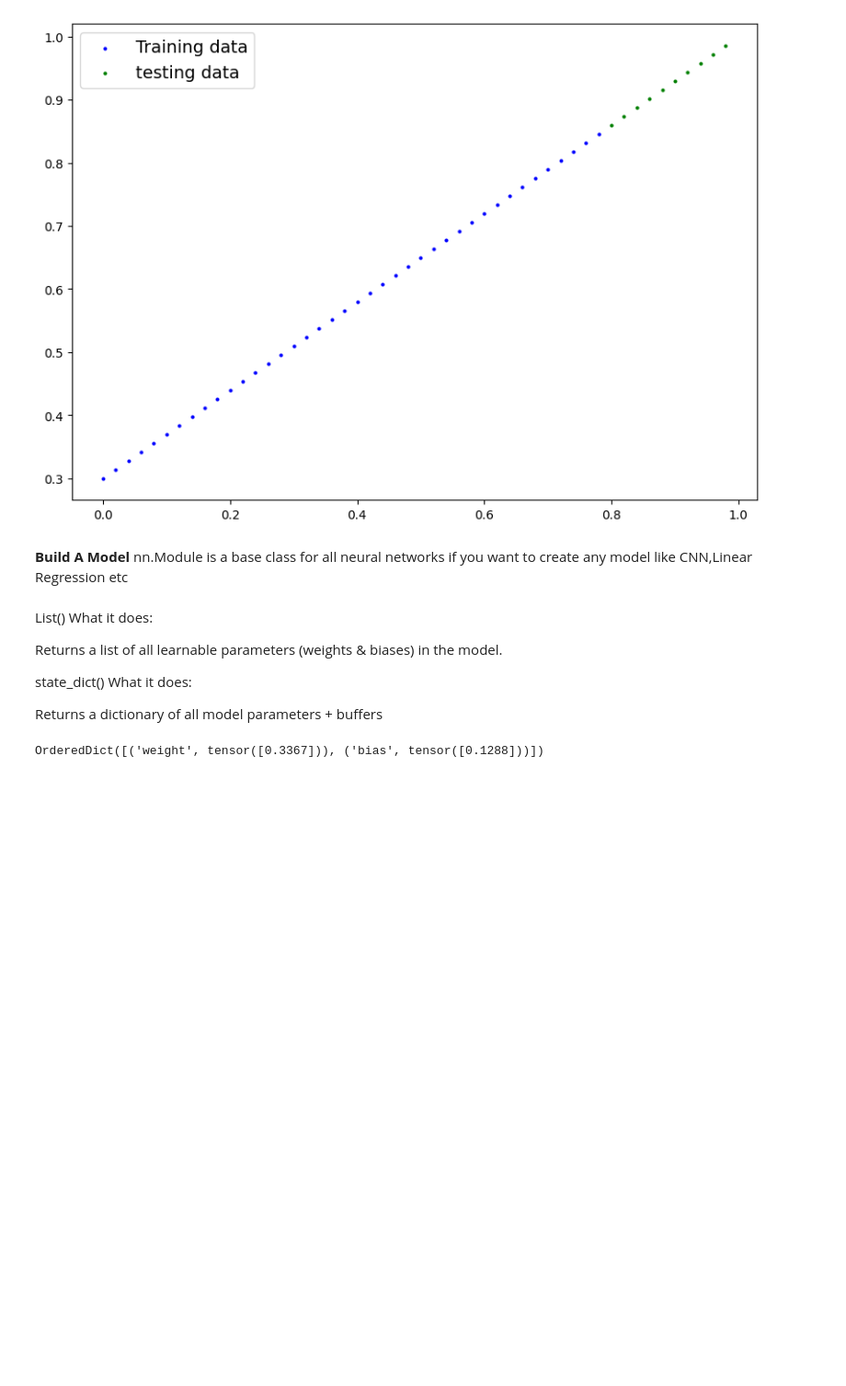
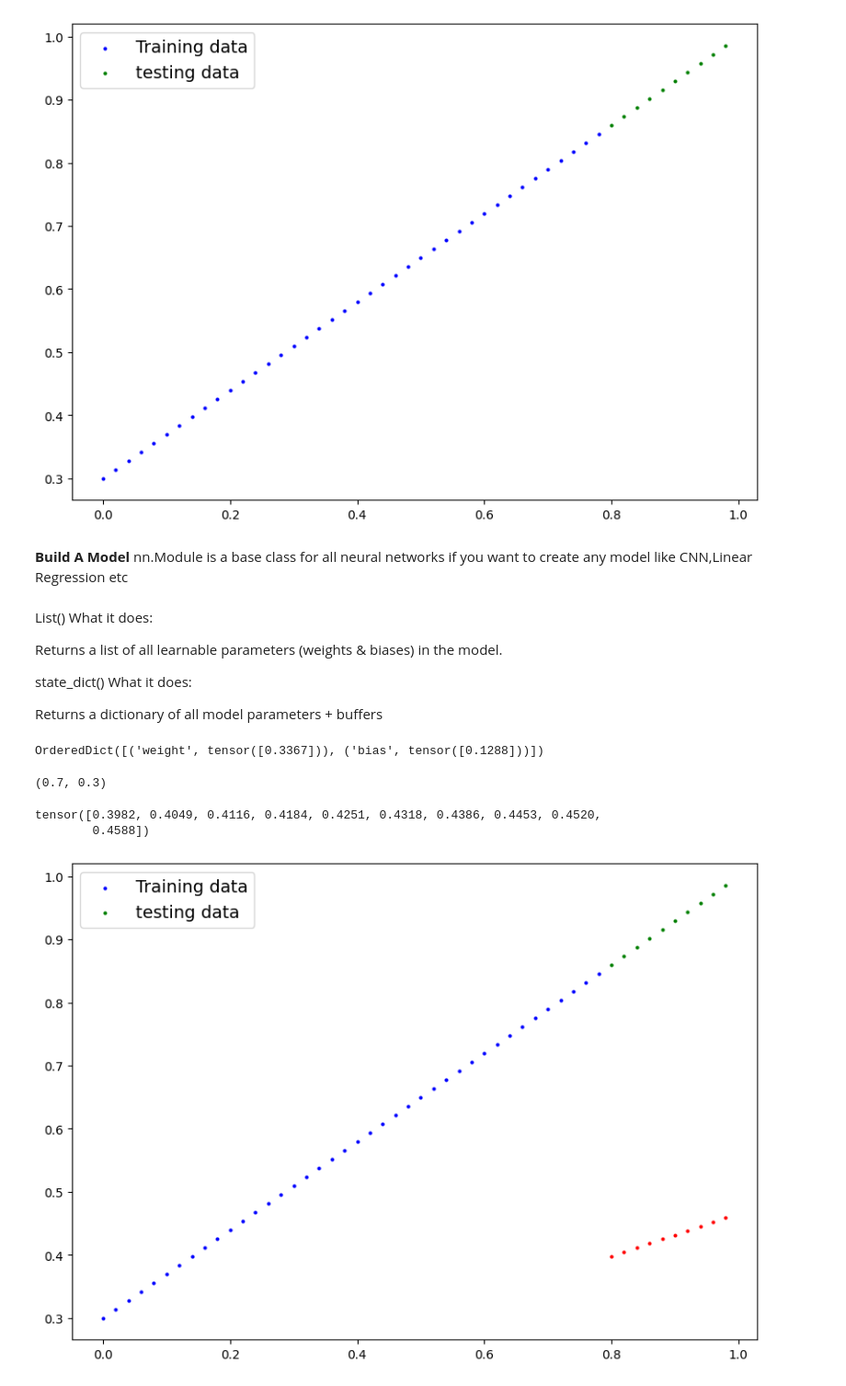
Before and after one commit to Qalb-e-Momin777/Practices, a Jupyter notebook: PyTorch_Workflow.ipynb, the cells around one changed output. Shown at 92% size. Cells and saved outputs as stored; diff of their text form; code cells hidden in the pictures; blank space fills up the shorter version.

```diff
--- a/PyTorch_Workflow.ipynb
+++ b/PyTorch_Workflow.ipynb
@@ -90,3 +90,20 @@ list(model.parameters())
 model.state_dict()
 # %% [output]
 OrderedDict([('weight', tensor([0.3367])), ('bias', tensor([0.1288]))])
+# %%
+weight , bias
+# %% [output]
+(0.7, 0.3)
+# %%
+#make predictions with model
+# Inference_mode turn off all the training_related trackinf to make predictions (inference) faster and memory efficient
+with torch.inference_mode():
+  y_pred = model(X_test)
+y_pred
+# %% [output]
+tensor([0.3982, 0.4049, 0.4116, 0.4184, 0.4251, 0.4318, 0.4386, 0.4453, 0.4520,
+        0.4588])
+# %%
+plot_predictions(predictions=y_pred)
+# %% [output]
+[figure, added]
```
